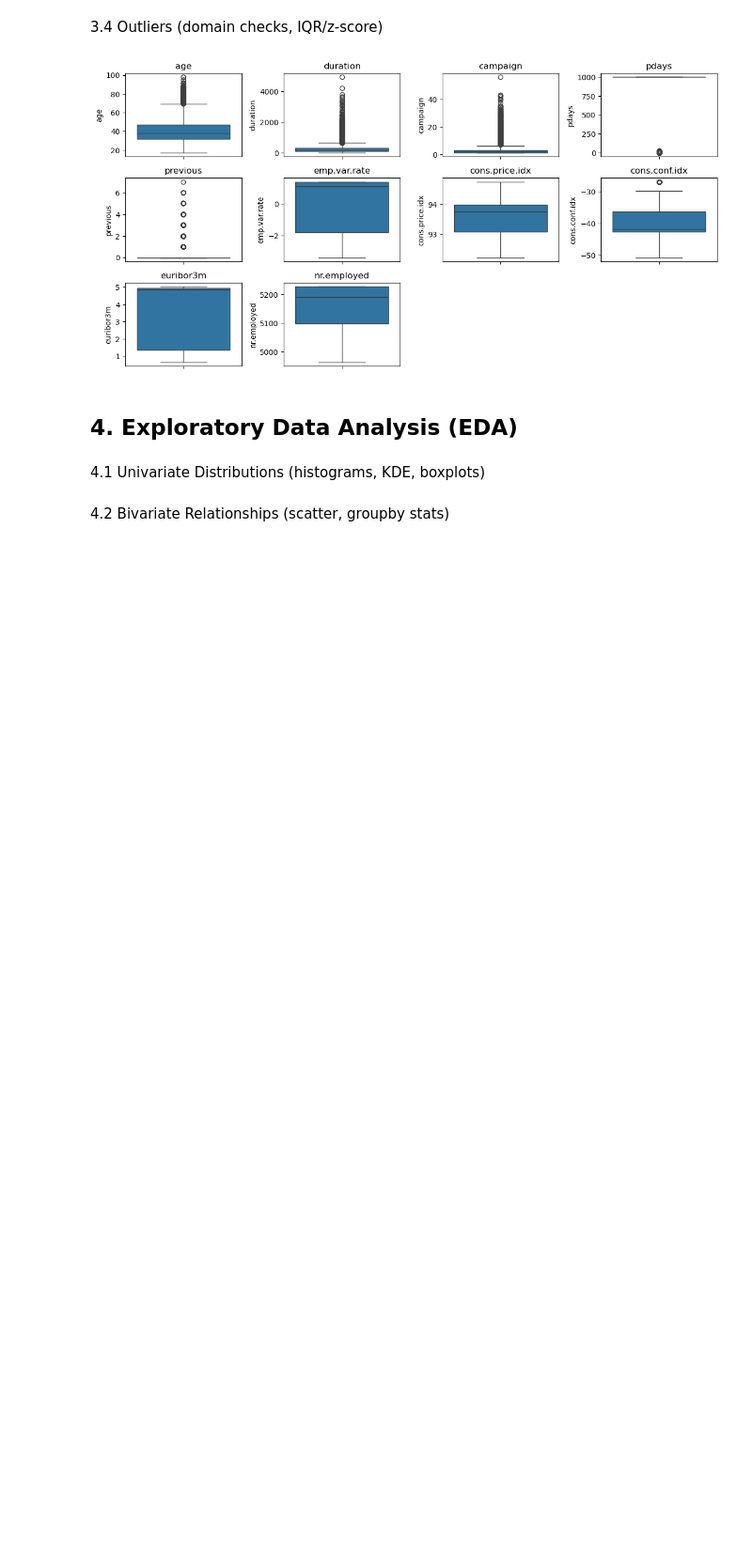
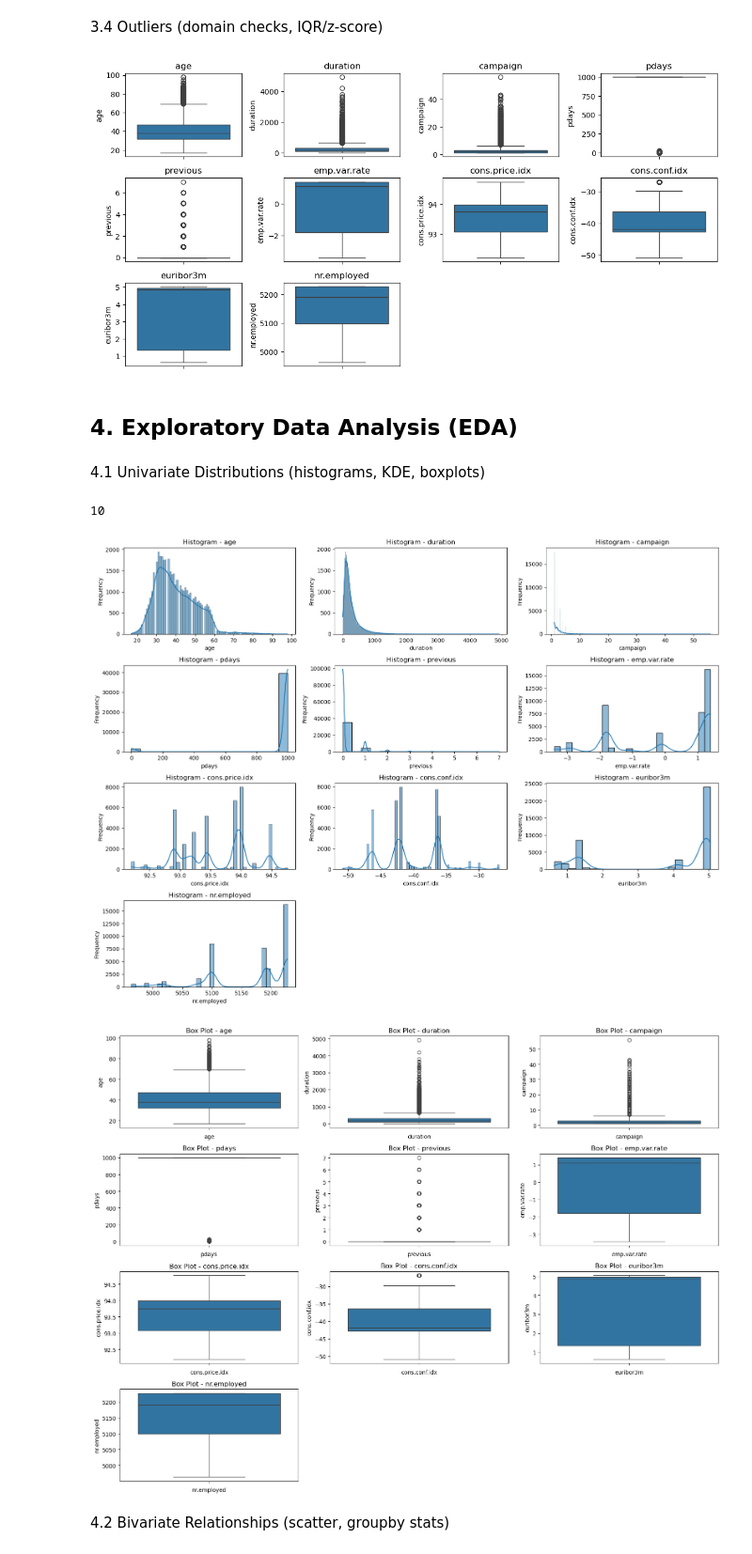
Before and after one commit to jackiecwv/SDS-CP038-banktermpredict, a Jupyter notebook: beginner/submissions/community-contributions/shaheer-airaj/Nangi-Project.ipynb, the cells around one changed output. Shown at 94% size. Saved outputs shown, nothing was run; the diff lists cells and outputs as text; code cells hidden in the pictures; blank space fills up the shorter version.

```diff
--- a/beginner/submissions/community-contributions/shaheer-airaj/Nangi-Project.ipynb
+++ b/beginner/submissions/community-contributions/shaheer-airaj/Nangi-Project.ipynb
@@ -166,5 +186,35 @@ plt.show()
 ## 4. Exploratory Data Analysis (EDA)
 # %% [markdown]
 4.1 Univariate Distributions (histograms, KDE, boxplots)
+# %%
+#visualizations and distributions for numerical variables
+# Numerical variables in the dataset
+numerical_columns = additional_bank_numerical_features.columns.tolist()
+print(len(numerical_columns))
+
+# Plotting histograms for numerical variables
+plt.figure(figsize=(16, 12))
+for i, var in enumerate(numerical_columns, 1):
+    plt.subplot(4, 3, i)
+    sns.histplot(additional_bank_numerical_features[var], kde=True)
+    plt.title(f'Histogram - {var}')
+    plt.xlabel(var)
+    plt.ylabel('Frequency')
+plt.tight_layout()
+plt.show()
+
+# Plotting box plots for numerical variables
+plt.figure(figsize=(16, 12))
+for i, var in enumerate(numerical_columns, 1):
+    plt.subplot(4, 3, i)
+    sns.boxplot(additional_bank_numerical_features[var])
+    plt.title(f'Box Plot - {var}')
+    plt.xlabel(var)
+plt.tight_layout()
+plt.show()
+# %% [output]
+10
+[figure, added]
+[figure, added]
 # %% [markdown]
 4.2 Bivariate Relationships (scatter, groupby stats)
```
Also changed, not shown: parts of 3 cells of this notebook.
